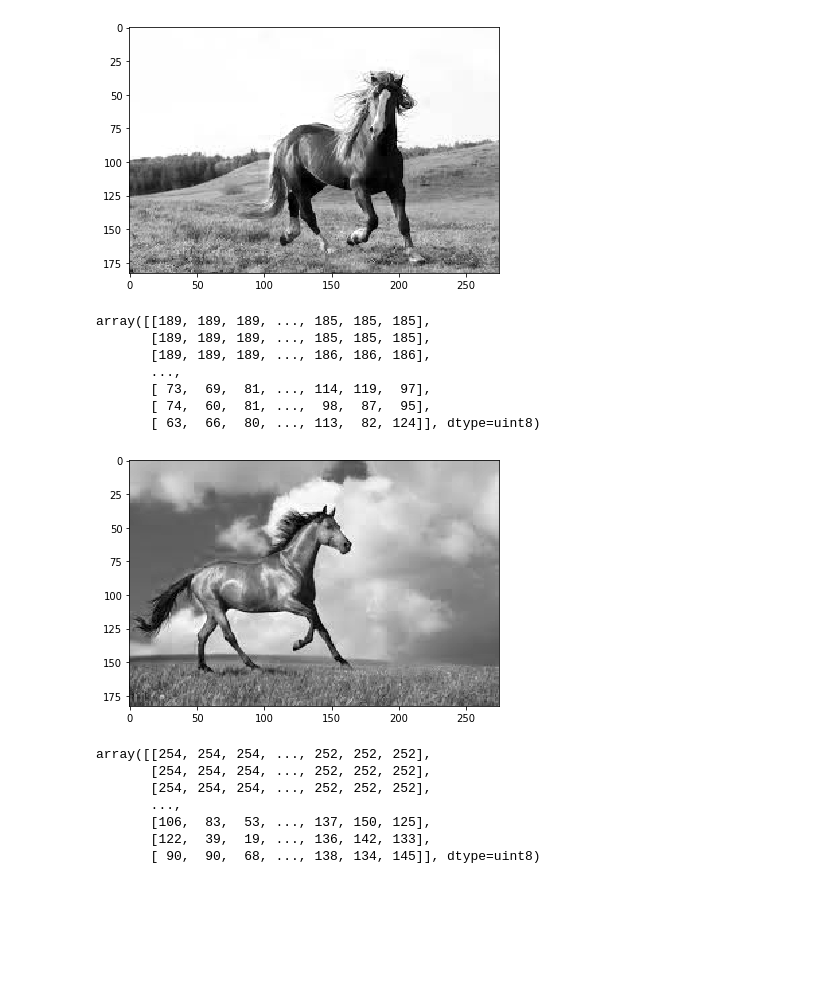
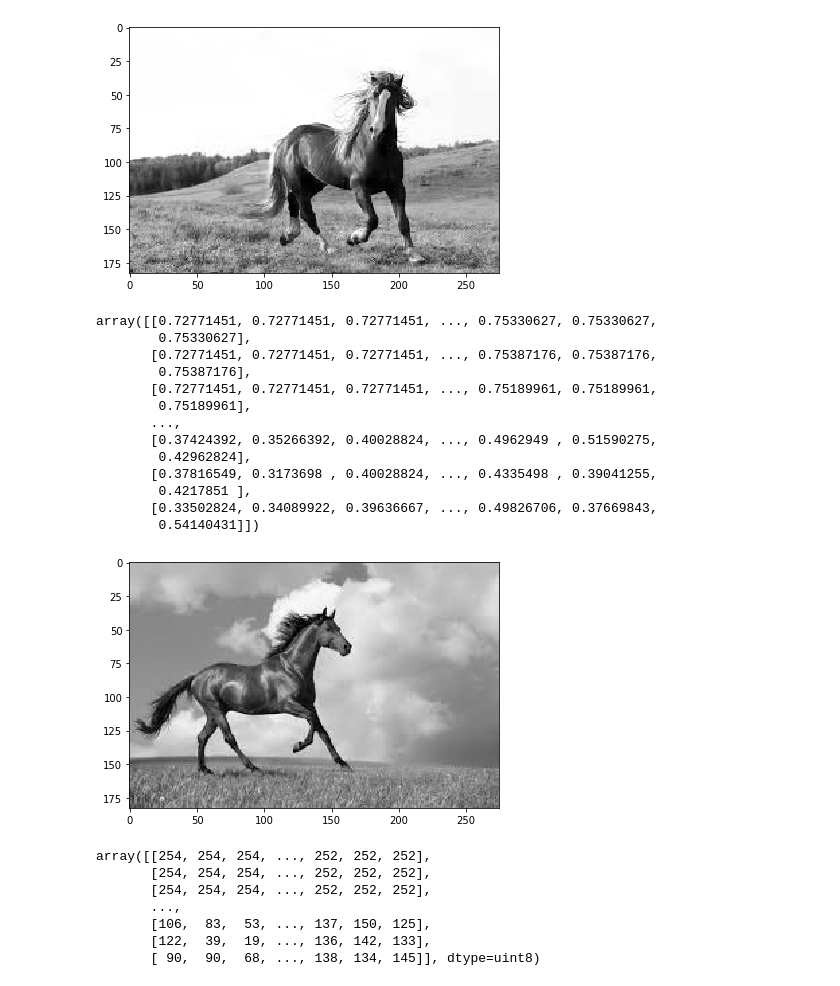
Before and after one commit to 161150744/PID_T1, a Jupyter notebook: methodTestWithHistogram.ipynb, the cells around one changed output. Drawn from its saved outputs; the diff is of its cells as text; code cells hidden in the pictures; blank space fills up the shorter version.

Commit message:
rgb2gray

```diff
--- a/methodTestWithHistogram.ipynb
+++ b/methodTestWithHistogram.ipynb
@@ -5,10 +5,3 @@ import matplotlib.pyplot as plt
 # %%
 import pandas as pd
 import numpy as np
-# %%
-def rgb2gray(rgb):
-
-    r, g, b = rgb[:,:,0], rgb[:,:,1], rgb[:,:,2]
-    gray = 0.2989 * r + 0.5870 * g + 0.1140 * b
-
-    return gray
@@ -27,18 +22,24 @@ io.imshow(horse2[:,:,0])
 <matplotlib.image.AxesImage at 0x...>
 [figure]
 # %%
-horse=horse[:,:,0]
+horse=rgb2gray(horse)#horse[:,:,0]
 io.imshow(horse)
 horse
 # %% [output]
-array([[189, 189, 189, ..., 185, 185, 185],
-       [189, 189, 189, ..., 185, 185, 185],
-       [189, 189, 189, ..., 186, 186, 186],
+array([[0.72771451, 0.72771451, 0.72771451, ..., 0.75330627, 0.75330627,
+        0.75330627],
+       [0.72771451, 0.72771451, 0.72771451, ..., 0.75387176, 0.75387176,
+        0.75387176],
+       [0.72771451, 0.72771451, 0.72771451, ..., 0.75189961, 0.75189961,
+        0.75189961],
        ...,
-       [ 73,  69,  81, ..., 114, 119,  97],
-       [ 74,  60,  81, ...,  98,  87,  95],
-       [ 63,  66,  80, ..., 113,  82, 124]], dtype=uint8)
+       [0.37424392, 0.35266392, 0.40028824, ..., 0.4962949 , 0.51590275,
+        0.42962824],
+       [0.37816549, 0.3173698 , 0.40028824, ..., 0.4335498 , 0.39041255,
+        0.4217851 ],
+       [0.33502824, 0.34089922, 0.39636667, ..., 0.49826706, 0.37669843,
+        0.54140431]])
-[figure, old version]
+[figure, new version]
 # %%
 horse2=horse2[:,:,0]
 io.imshow(horse2)
```
Also changed, not shown: parts of 3 cells of this notebook.
